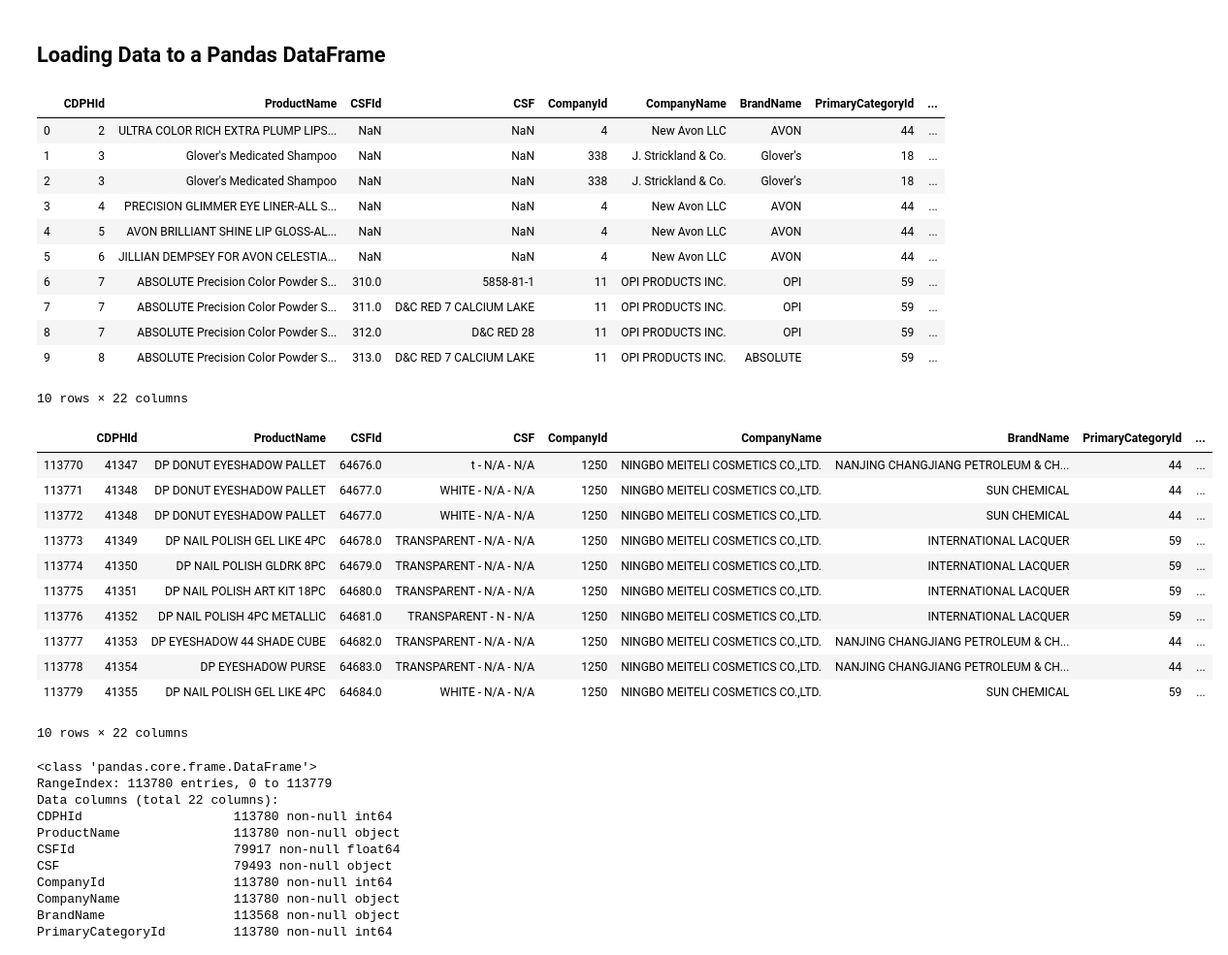
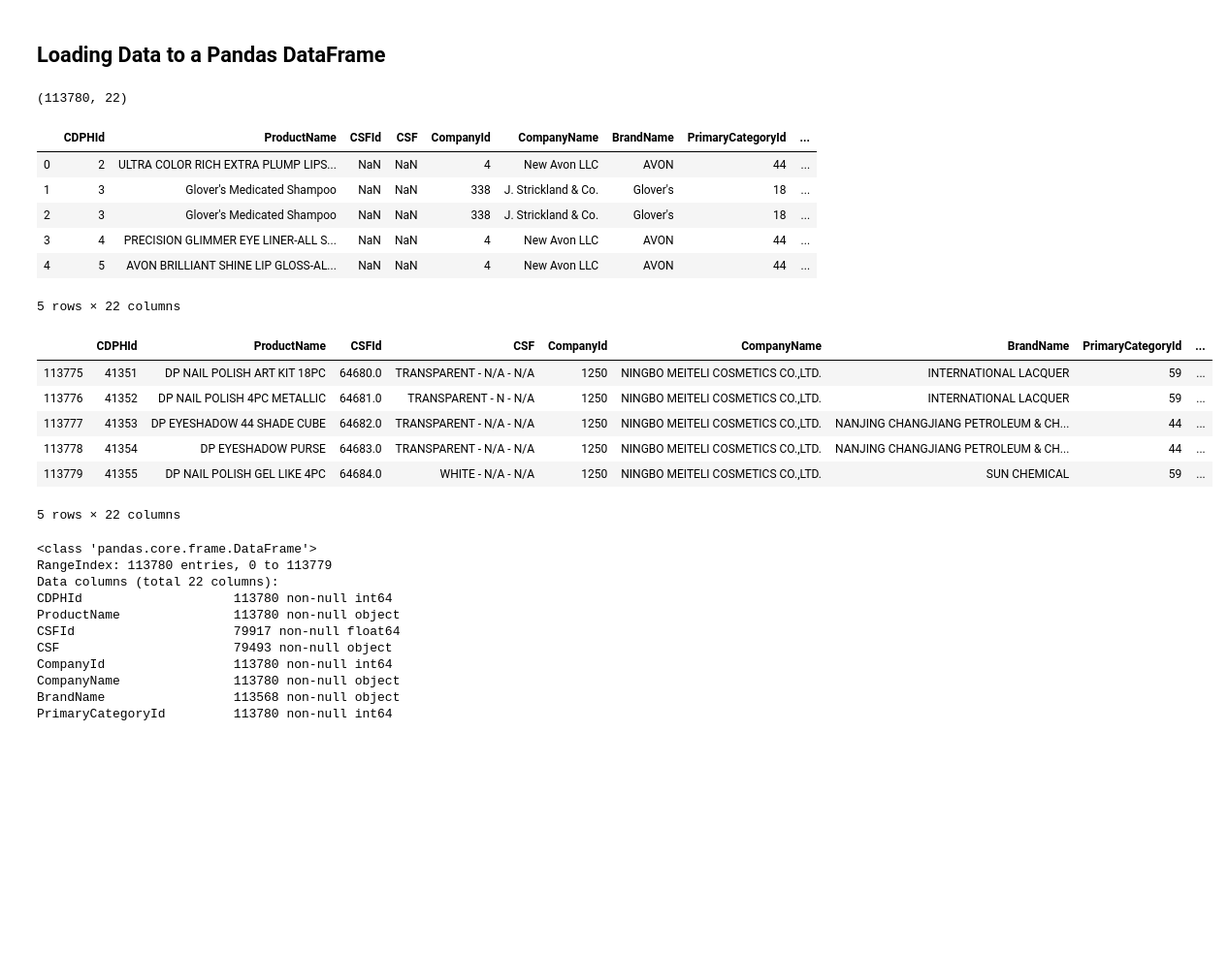
Before and after one commit to chelseanbr/Whats-In-My-Makeup-Bag, a Jupyter notebook: neat_eda.ipynb, the cells around one changed output. Shown at 97% size. Saved outputs shown, nothing was run; the diff lists cells and outputs as text; code cells hidden in the pictures; blank space fills up the shorter version.

```diff
--- a/neat_eda.ipynb
+++ b/neat_eda.ipynb
@@ -13,8 +13,12 @@ plt.style.use('ggplot')
 # %%
 data_file = 'data/cscpopendata.csv'
 data_df = pd.read_csv(data_file)
+
+data_df.shape
+# %% [output]
+(113780, 22)
 # %%
-data_df.head(10)
+data_df.head()
 # %% [output]
 |  | CDPHId | ProductName | CSFId | CSF | CompanyId | CompanyName | BrandName | PrimaryCategoryId | ... |
 | 0 | 2 | ULTRA COLOR RICH EXTRA PLUMP LIPS... | NaN | NaN | 4 | New Avon LLC | AVON | 44 | ... |
@@ -22,27 +26,17 @@ data_df.head(10)
 | 2 | 3 | Glover's Medicated Shampoo | NaN | NaN | 338 | J. Strickland & Co. | Glover's | 18 | ... |
 | 3 | 4 | PRECISION GLIMMER EYE LINER-ALL S... | NaN | NaN | 4 | New Avon LLC | AVON | 44 | ... |
 | 4 | 5 | AVON BRILLIANT SHINE LIP GLOSS-AL... | NaN | NaN | 4 | New Avon LLC | AVON | 44 | ... |
-| 5 | 6 | JILLIAN DEMPSEY FOR AVON CELESTIA... | NaN | NaN | 4 | New Avon LLC | AVON | 44 | ... |
-| 6 | 7 | ABSOLUTE Precision Color Powder S... | 310.0 | 5858-81-1 | 11 | OPI PRODUCTS INC. | OPI | 59 | ... |
-| 7 | 7 | ABSOLUTE Precision Color Powder S... | 311.0 | D&C RED 7 CALCIUM LAKE | 11 | OPI PRODUCTS INC. | OPI | 59 | ... |
-| 8 | 7 | ABSOLUTE Precision Color Powder S... | 312.0 | D&C RED 28 | 11 | OPI PRODUCTS INC. | OPI | 59 | ... |
-| 9 | 8 | ABSOLUTE Precision Color Powder S... | 313.0 | D&C RED 7 CALCIUM LAKE | 11 | OPI PRODUCTS INC. | ABSOLUTE | 59 | ... |
-10 rows × 22 columns
+5 rows × 22 columns
 # %%
-data_df.tail(10)
+data_df.tail()
 # %% [output]
 |  | CDPHId | ProductName | CSFId | CSF | CompanyId | CompanyName | BrandName | PrimaryCategoryId | ... |
-| 113770 | 41347 | DP DONUT EYESHADOW PALLET | 64676.0 | t - N/A - N/A | 1250 | NINGBO MEITELI COSMETICS CO.,LTD. | NANJING CHANGJIANG PETROLEUM & CH... | 44 | ... |
-| 113771 | 41348 | DP DONUT EYESHADOW PALLET | 64677.0 | WHITE - N/A - N/A | 1250 | NINGBO MEITELI COSMETICS CO.,LTD. | SUN CHEMICAL | 44 | ... |
-| 113772 | 41348 | DP DONUT EYESHADOW PALLET | 64677.0 | WHITE - N/A - N/A | 1250 | NINGBO MEITELI COSMETICS CO.,LTD. | SUN CHEMICAL | 44 | ... |
-| 113773 | 41349 | DP NAIL POLISH GEL LIKE 4PC | 64678.0 | TRANSPARENT - N/A - N/A | 1250 | NINGBO MEITELI COSMETICS CO.,LTD. | INTERNATIONAL LACQUER | 59 | ... |
-| 113774 | 41350 | DP NAIL POLISH GLDRK 8PC | 64679.0 | TRANSPARENT - N/A - N/A | 1250 | NINGBO MEITELI COSMETICS CO.,LTD. | INTERNATIONAL LACQUER | 59 | ... |
 | 113775 | 41351 | DP NAIL POLISH ART KIT 18PC | 64680.0 | TRANSPARENT - N/A - N/A | 1250 | NINGBO MEITELI COSMETICS CO.,LTD. | INTERNATIONAL LACQUER | 59 | ... |
 | 113776 | 41352 | DP NAIL POLISH 4PC METALLIC | 64681.0 | TRANSPARENT - N - N/A | 1250 | NINGBO MEITELI COSMETICS CO.,LTD. | INTERNATIONAL LACQUER | 59 | ... |
 | 113777 | 41353 | DP EYESHADOW 44 SHADE CUBE | 64682.0 | TRANSPARENT - N/A - N/A | 1250 | NINGBO MEITELI COSMETICS CO.,LTD. | NANJING CHANGJIANG PETROLEUM & CH... | 44 | ... |
 | 113778 | 41354 | DP EYESHADOW PURSE | 64683.0 | TRANSPARENT - N/A - N/A | 1250 | NINGBO MEITELI COSMETICS CO.,LTD. | NANJING CHANGJIANG PETROLEUM & CH... | 44 | ... |
 | 113779 | 41355 | DP NAIL POLISH GEL LIKE 4PC | 64684.0 | WHITE - N/A - N/A | 1250 | NINGBO MEITELI COSMETICS CO.,LTD. | SUN CHEMICAL | 59 | ... |
-10 rows × 22 columns
+5 rows × 22 columns
 # %%
 # Get column info
 data_df.info()
```
Also changed, not shown: parts of 21 cells of this notebook.
